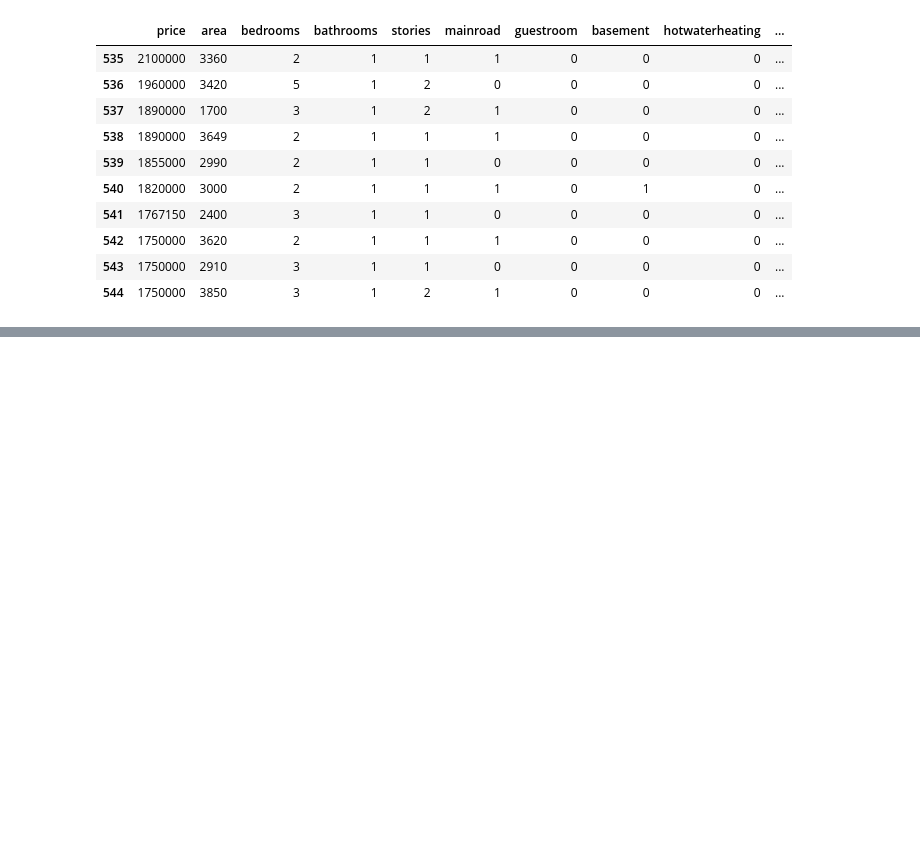
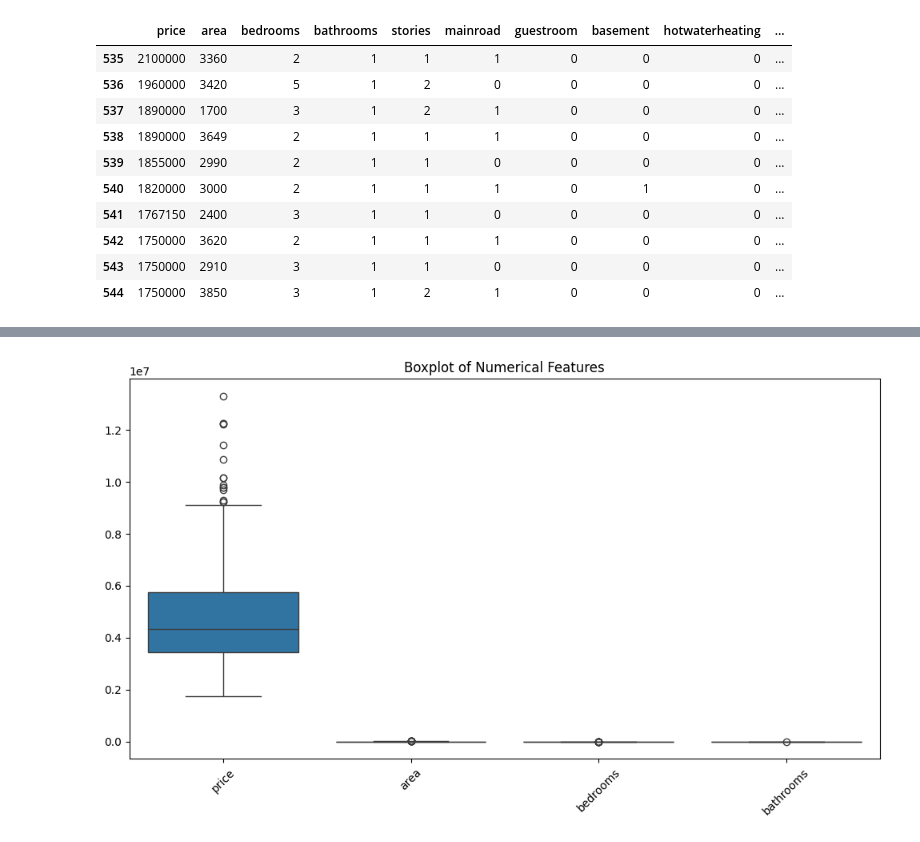
Before and after one commit to sarathir-dev/house-price-prediction-model, a Jupyter notebook: notebooks/Model-Training.ipynb, the cells around one changed output, grey strips where cells are left out. Cells and saved outputs as stored; diff of their text form; code cells hidden in the pictures; blank space fills up the shorter version.

```diff
--- a/notebooks/Model-Training.ipynb
+++ b/notebooks/Model-Training.ipynb
@@ -54,0 +76,9 @@ df.tail(10)
+# %%
+plt.figure(figsize=(10, 6))
+sns.boxplot(data=df[['price', 'area', 'bedrooms', 'bathrooms']])
+plt.title("Boxplot of Numerical Features")
+plt.xticks(rotation=45)
+plt.tight_layout()
+plt.show()
+# %% [output]
+[figure, added]
```
Also changed, not shown: parts of 29 cells of this notebook, 1 other file.
